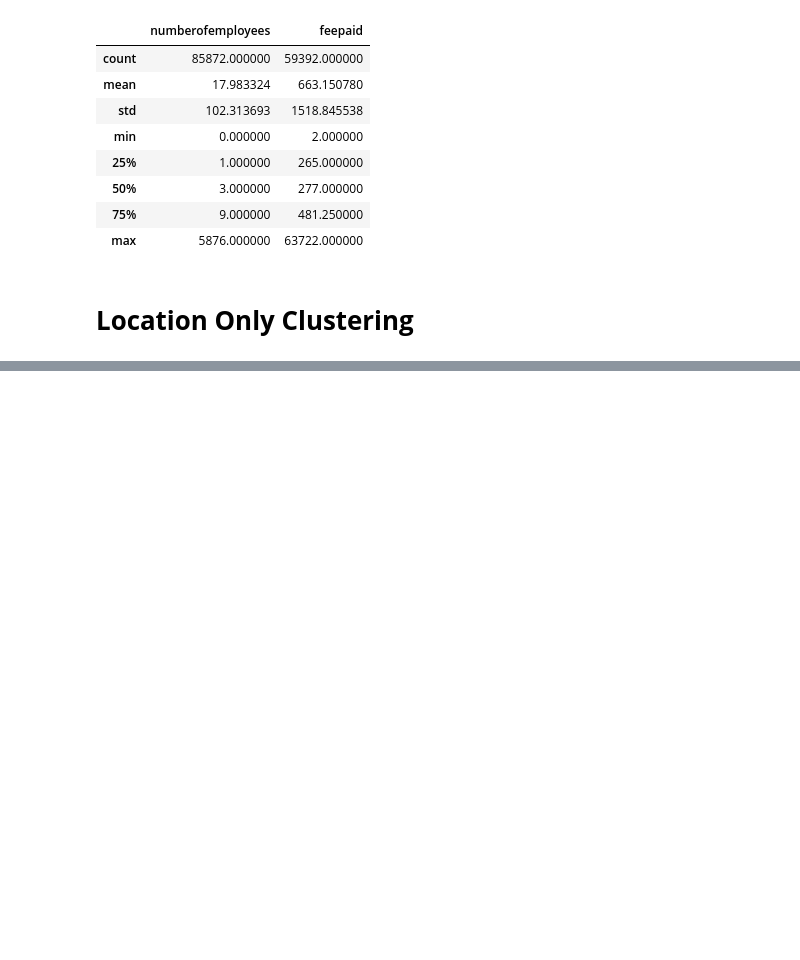
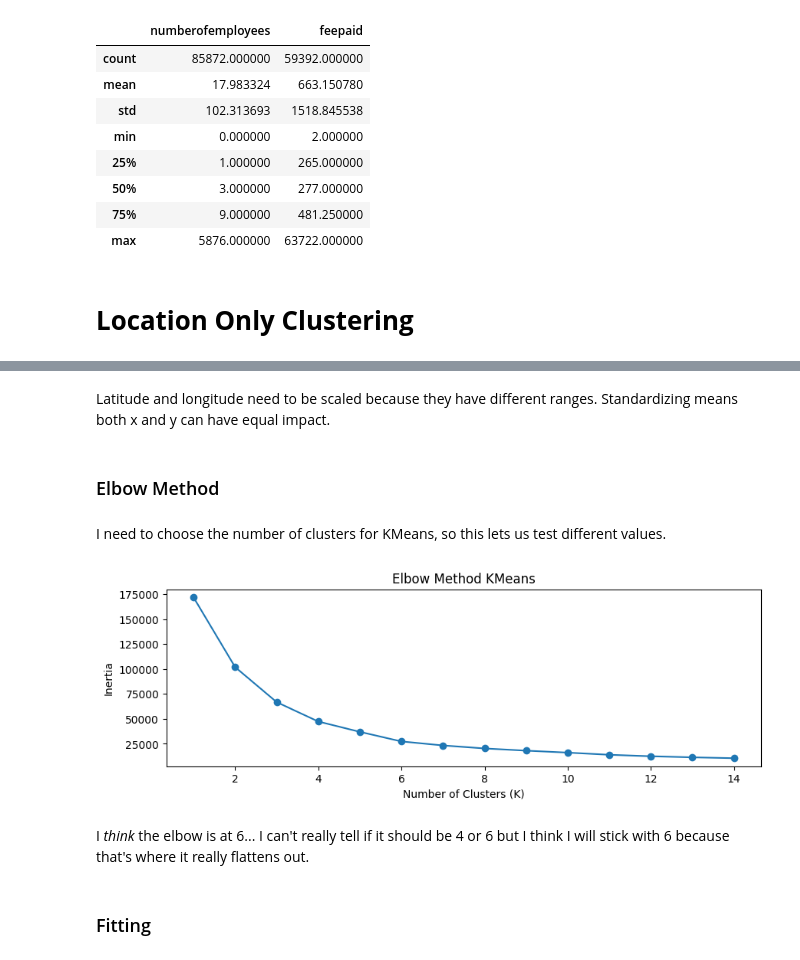
Before and after one commit to zlwym/Assignment03, a Jupyter notebook: iat461_a3_zoemann_301452821.ipynb, the cells around one changed output, grey strips where cells are left out. Drawn from its saved outputs; the diff is of its cells as text; code cells hidden in the pictures; blank space fills up the shorter version.

```diff
--- a/iat461_a3_zoemann_301452821.ipynb
+++ b/iat461_a3_zoemann_301452821.ipynb
@@ -308,0 +311,5 @@ issued.describe()
+# %%
+issued["longitude"] = issued.geometry.x
+issued["latitude"] = issued.geometry.y
+
+X = issued[["longitude", "latitude"]]
@@ -308,0 +318,40 @@ issued.describe()
+# %%
+scaler = StandardScaler()
+
+X_scaled = scaler.fit_transform(X)
+# %% [markdown]
+Latitude and longitude need to be scaled because they have different ranges. Standardizing means both x and y can have equal impact.
+# %% [markdown]
+### Elbow Method
+# %%
+inertia = []
+
+K = range(1, 15)
+
+for k in K:
+  model = KMeans(
+      n_clusters = k,
+      random_state = 42,
+      n_init = 10
+  )
+
+  model.fit(X_scaled)
+  inertia.append(model.inertia_)
+# %% [markdown]
+I need to choose the number of clusters for KMeans, so this lets us test different values.
+# %%
+plt.figure(figsize=(10,3))
+
+plt.plot(K, inertia, marker="o")
+
+plt.xlabel("Number of Clusters (K)")
+plt.ylabel("Inertia")
+plt.title("Elbow Method KMeans")
+
+plt.show()
+# %% [output]
+[figure, added]
+# %% [markdown]
+I *think* the elbow is at 6... I can't really tell if it should be 4 or 6 but I think I will stick with 6 because that's where it really flattens out.
+# %% [markdown]
+### Fitting
```
Also changed, not shown: parts of 10 cells of this notebook.
